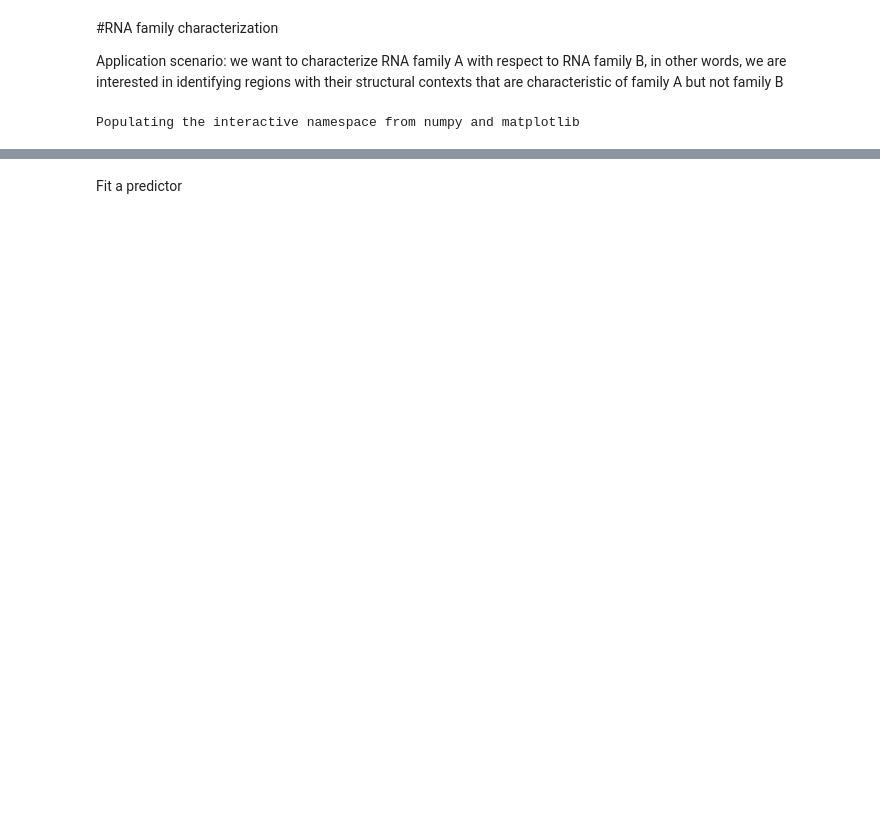
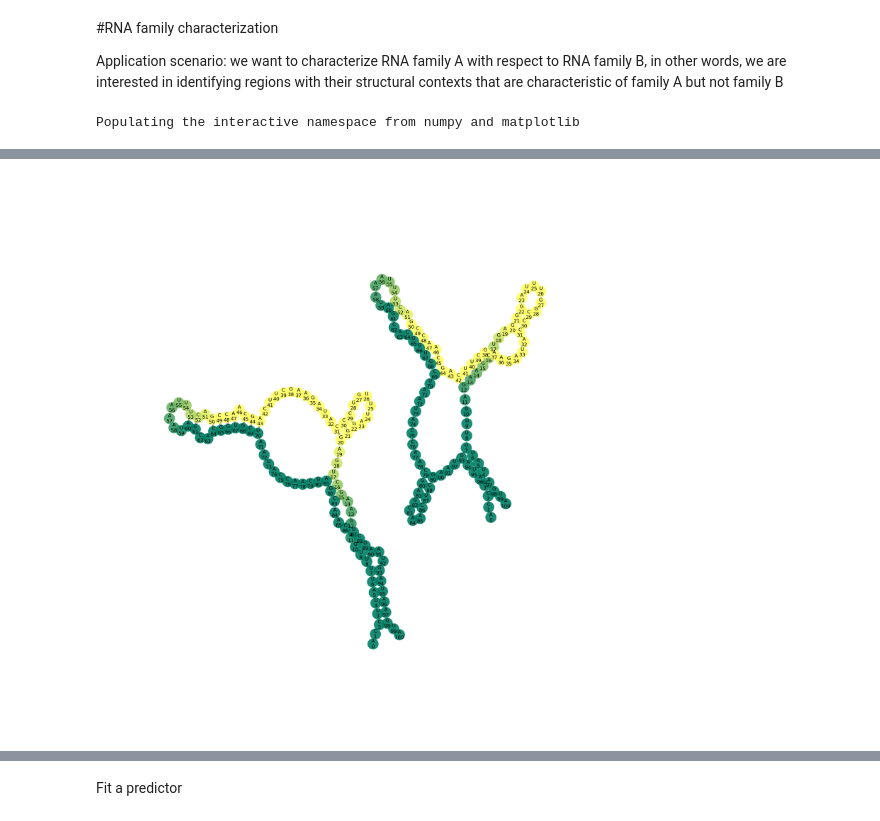
Before and after one commit to fabriziocosta/EDeN, a Jupyter notebook: examples/RNA.ipynb, the cells around one changed output, grey strips where cells are left out. Cells and saved outputs as stored; diff of their text form; code cells hidden in the pictures; blank space fills up the shorter version.

```diff
--- a/examples/RNA.ipynb
+++ b/examples/RNA.ipynb
@@ -99,0 +59,22 @@ Vectorization
+# %%
+def compose(url_string):
+    from eden.converter.RNA import RNA_SHAPE
+    graphs = RNA_SHAPE.RNA_SHAPE_to_eden(input = url_string, input_type = 'url', shape_type=5, energy_range=15, max_num=2)
+
+    from eden.modifier.graph import vertex_attributes
+    graphs = vertex_attributes.trapezoidal_reweighting(graphs,
+                                                       high_weight = 1, low_weight = 0.1,
+                                                       high_weight_window_start = 20, high_weight_window_end = 50,
+                                                       low_weight_window_start = 10, low_weight_window_end = 60)
+
+    return graphs
+# %%
+from eden.util import display
+import itertools as it
+graphs = compose(url_string)
+for graph in it.islice(graphs,start,stop,step):
+    display.draw_graph(graph, node_border = False, size=40, node_size = 2000, font_size = 20, vertex_alpha = 0.9,
+                       secondary_vertex_label = 'position',
+                       vertex_color = 'weight', colormap = 'summer', invert_colormap = False)
+# %% [output]
+[figure, added]
```
Also changed, not shown: parts of 33 cells of this notebook, 8 other files.
